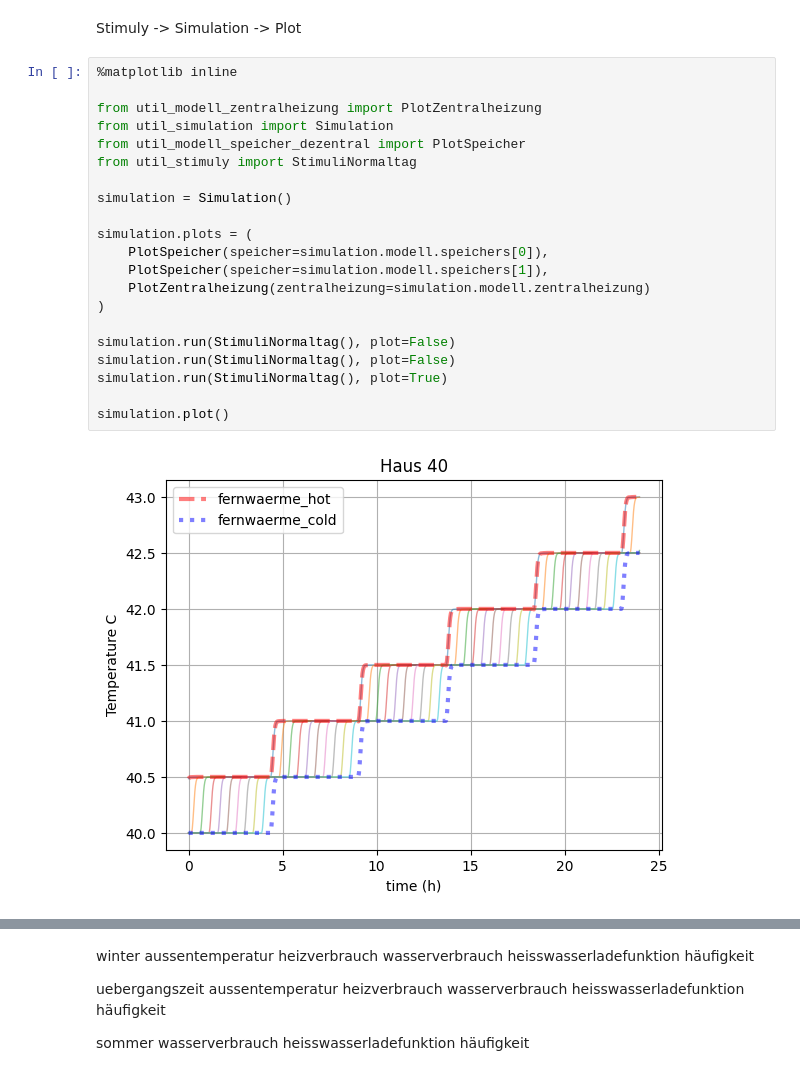
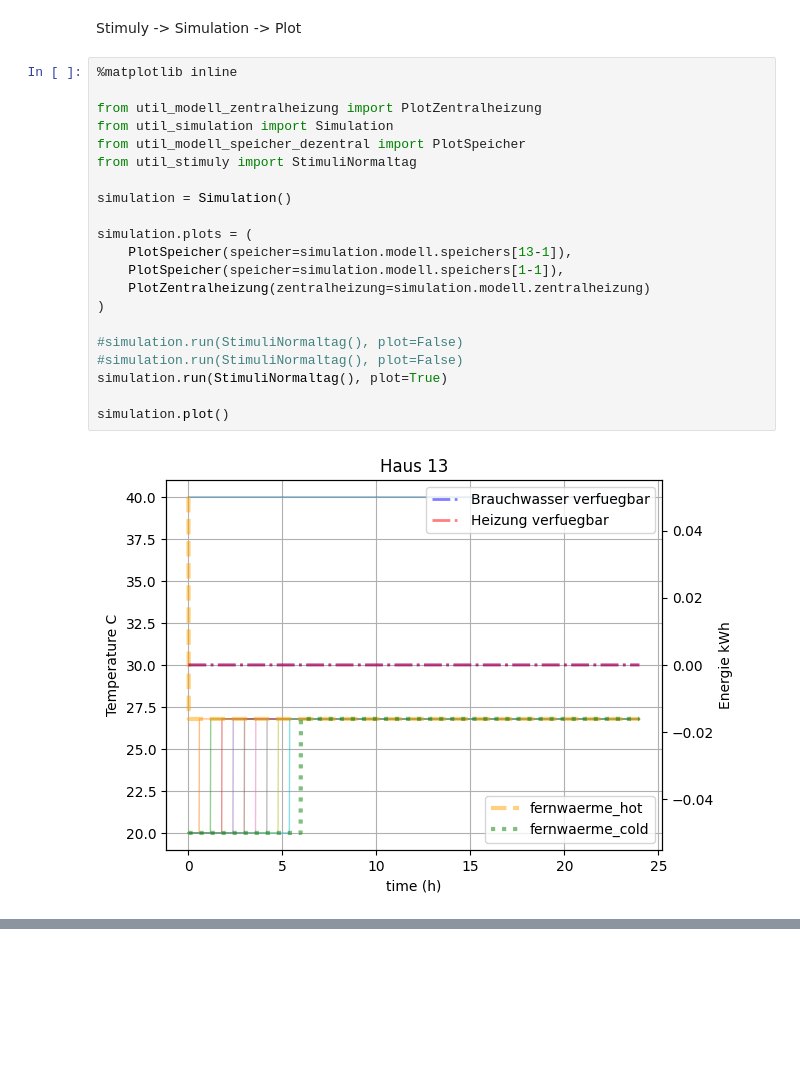
Before and after one commit to petermaerki/heizung_puenterswis_simulation_git, a Jupyter notebook: simulation_design.ipynb, the cells around one changed output, grey strips where cells are left out. Cells and saved outputs as stored; diff of their text form; blank space fills up the shorter version.

```diff
--- a/simulation_design.ipynb
+++ b/simulation_design.ipynb
@@ -3,23 +3,23 @@ Stimuly -> Simulation -> Plot
 # %%
 %matplotlib inline
 
 from util_modell_zentralheizung import PlotZentralheizung
 from util_simulation import Simulation
 from util_modell_speicher_dezentral import PlotSpeicher
 from util_stimuly import StimuliNormaltag
 
 simulation = Simulation()
 
 simulation.plots = (
-    PlotSpeicher(speicher=simulation.modell.speichers[0]),
-    PlotSpeicher(speicher=simulation.modell.speichers[1]),
+    PlotSpeicher(speicher=simulation.modell.speichers[13-1]),
+    PlotSpeicher(speicher=simulation.modell.speichers[1-1]),
     PlotZentralheizung(zentralheizung=simulation.modell.zentralheizung)
 )
 
-simulation.run(StimuliNormaltag(), plot=False)
-simulation.run(StimuliNormaltag(), plot=False)
+#simulation.run(StimuliNormaltag(), plot=False)
+#simulation.run(StimuliNormaltag(), plot=False)
 simulation.run(StimuliNormaltag(), plot=True)
 
 simulation.plot()
 # %% [output]
-[figure, old version]
+[figure, new version]
@@ -28,16 +27,0 @@ simulation.plot()
-# %% [markdown]
-winter
-aussentemperatur
-heizverbrauch
-wasserverbrauch
-heisswasserladefunktion häufigkeit
-
-uebergangszeit
-aussentemperatur
-heizverbrauch
-wasserverbrauch
-heisswasserladefunktion häufigkeit
-
-sommer
-wasserverbrauch
-heisswasserladefunktion häufigkeit
```
Also changed, not shown: parts of 1 cell of this notebook, 3 other files.
